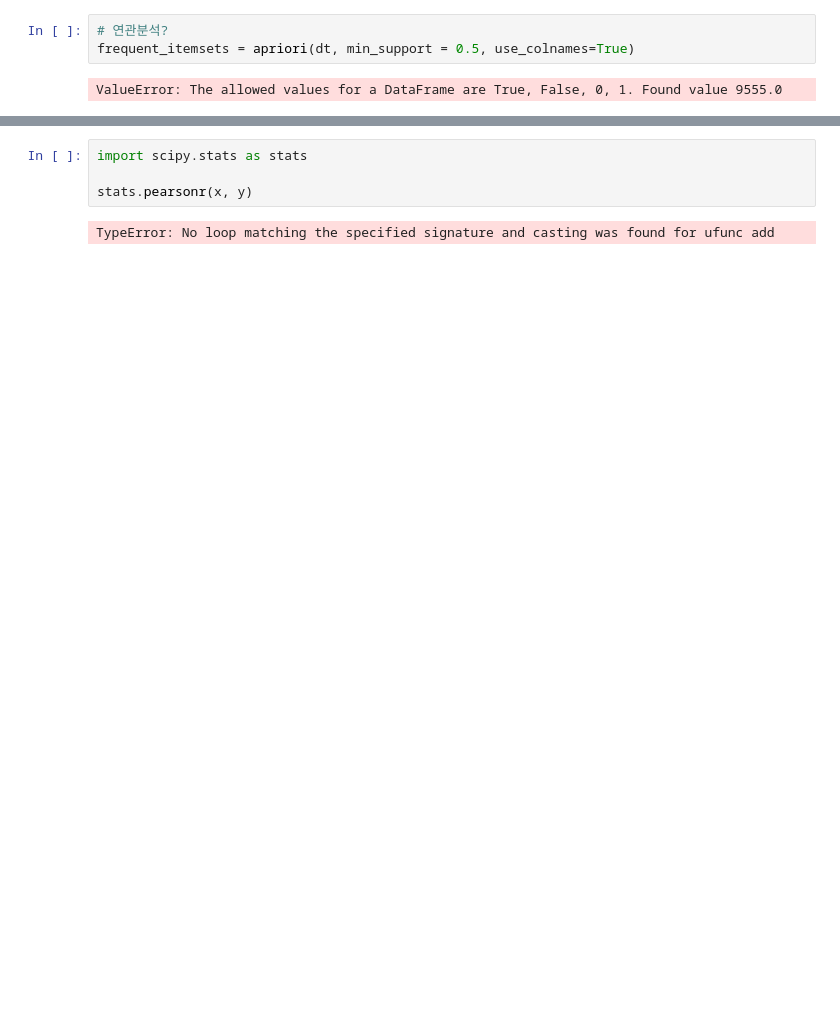
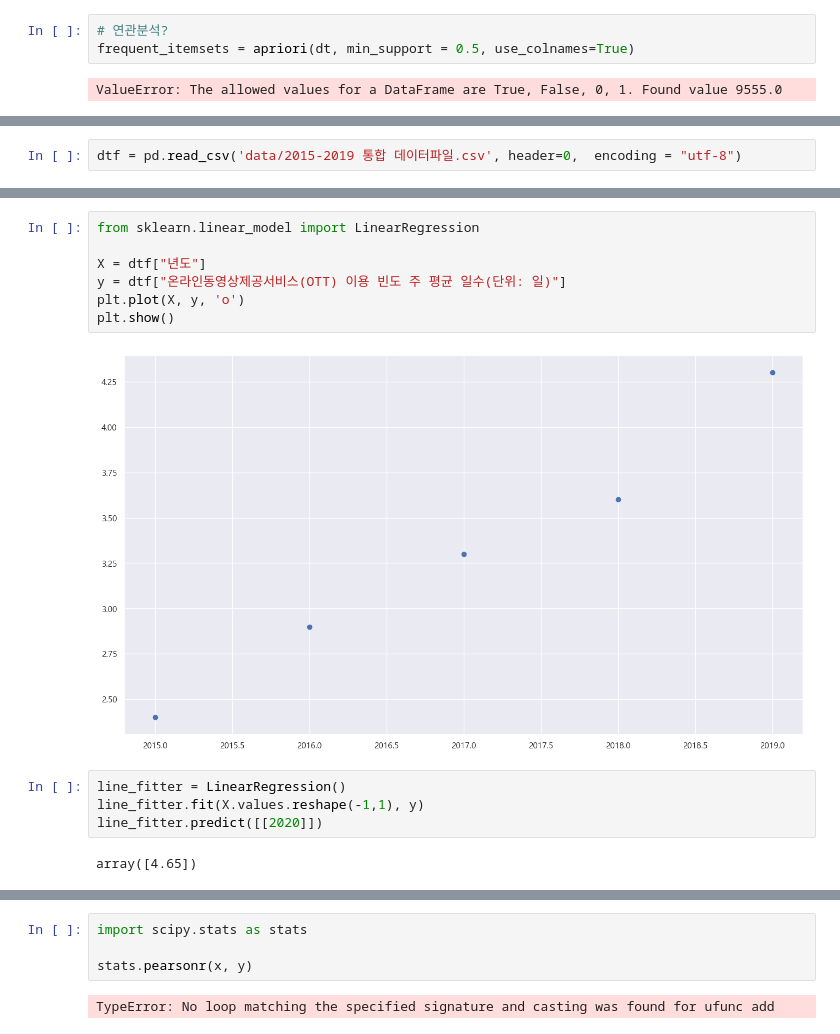
Before and after one commit to dwinf/environment, a Jupyter notebook: 4.22_HN.ipynb, the cells around one changed output, grey strips where cells are left out. Drawn from its saved outputs; the diff is of its cells as text; blank space fills up the shorter version.

```diff
--- a/4.22_HN.ipynb
+++ b/4.22_HN.ipynb
@@ -479,0 +521,2 @@ graph.plot(linear_regression_model_prediction)
+# %%
+dtf = pd.read_csv('data/2015-2019 통합 데이터파일.csv', header=0,  encoding = "utf-8")
@@ -479,0 +532,15 @@ graph.plot(linear_regression_model_prediction)
+# %%
+from sklearn.linear_model import LinearRegression
+
+X = dtf["년도"]
+y = dtf["온라인동영상제공서비스(OTT) 이용 빈도 주 평균 일수(단위: 일)"]
+plt.plot(X, y, 'o')
+plt.show()
+# %% [output]
+[figure, added]
+# %%
+line_fitter = LinearRegression()
+line_fitter.fit(X.values.reshape(-1,1), y)
+line_fitter.predict([[2020]])
+# %% [output]
+array([4.65])
```
Also changed, not shown: parts of 77 cells of this notebook.
